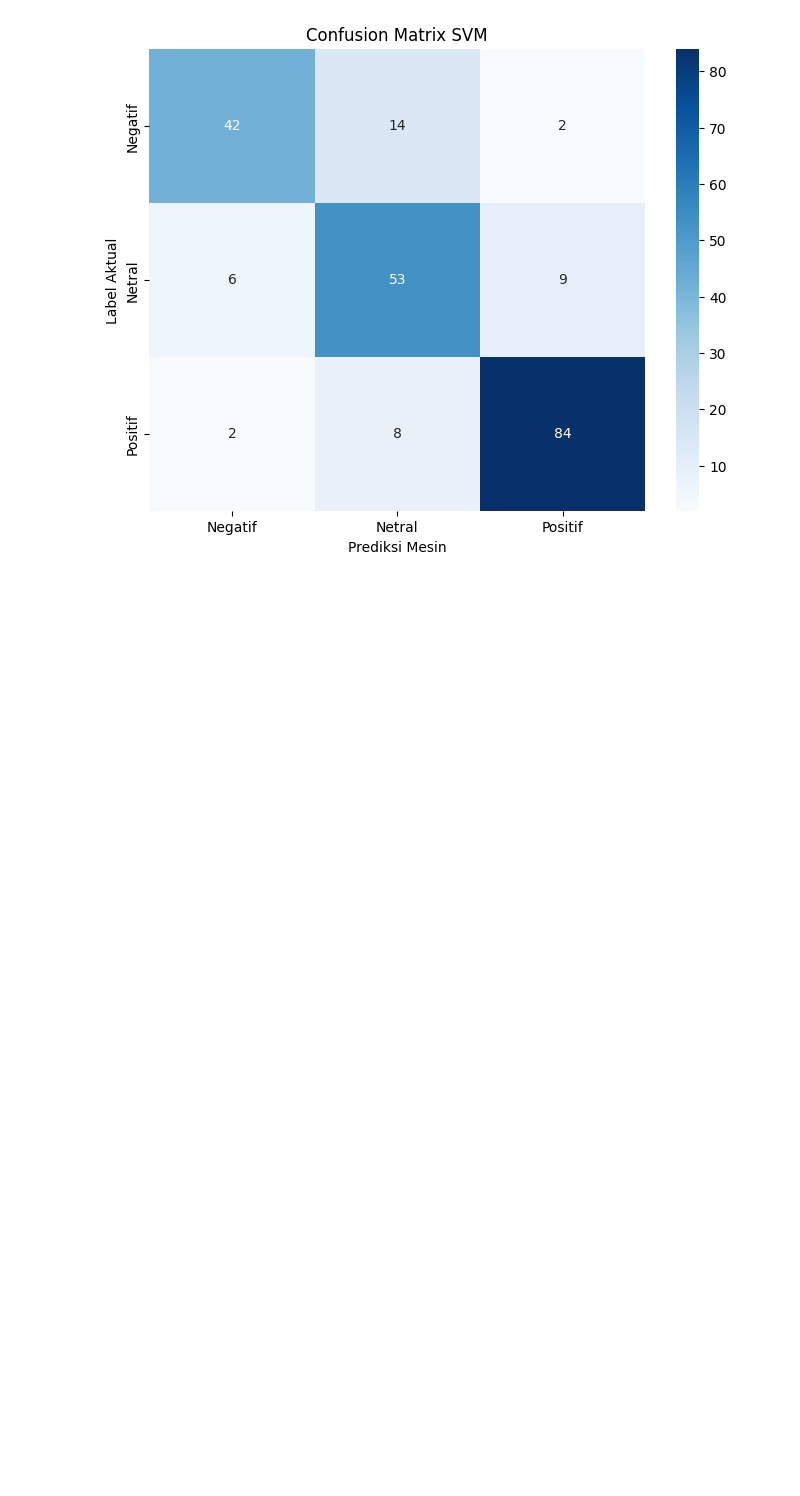
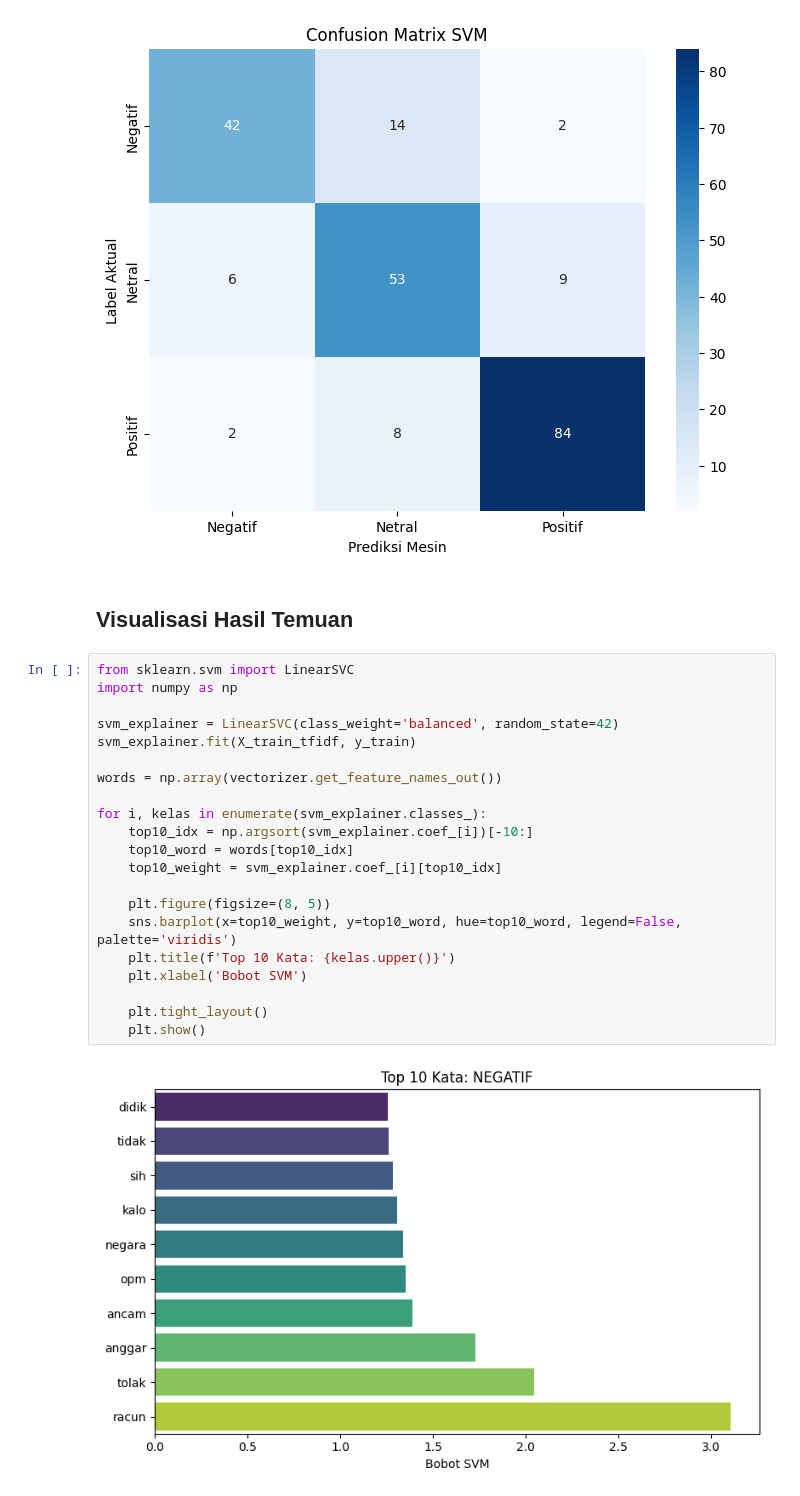
Before and after one commit to mfaruqi35/mbg-sentiment-analysis, a Jupyter notebook: mbg-sentiment-analysis.ipynb, the cells around one changed output. Drawn from its saved outputs; the diff is of its cells as text; blank space fills up the shorter version.

Commit message:
visualization

```diff
--- a/mbg-sentiment-analysis.ipynb
+++ b/mbg-sentiment-analysis.ipynb
@@ -529,3 +529,28 @@ Sedang melatih model SVM...
    macro avg       0.81      0.80      0.80       220
 weighted avg       0.82      0.81      0.81       220
 [figure]
+# %% [markdown]
+## Visualisasi Hasil Temuan
+# %%
+from sklearn.svm import LinearSVC
+import numpy as np
+
+svm_explainer = LinearSVC(class_weight='balanced', random_state=42)
+svm_explainer.fit(X_train_tfidf, y_train)
+
+words = np.array(vectorizer.get_feature_names_out())
+
+for i, kelas in enumerate(svm_explainer.classes_):
+    top10_idx = np.argsort(svm_explainer.coef_[i])[-10:]
+    top10_word = words[top10_idx]
+    top10_weight = svm_explainer.coef_[i][top10_idx]
+
+    plt.figure(figsize=(8, 5))
+    sns.barplot(x=top10_weight, y=top10_word, hue=top10_word, legend=False, palette='viridis')
+    plt.title(f'Top 10 Kata: {kelas.upper()}')
+    plt.xlabel('Bobot SVM')
+
+    plt.tight_layout()
+    plt.show()
+# %% [output]
+[figure, added]
```
Also changed, not shown: parts of 4 cells of this notebook.
